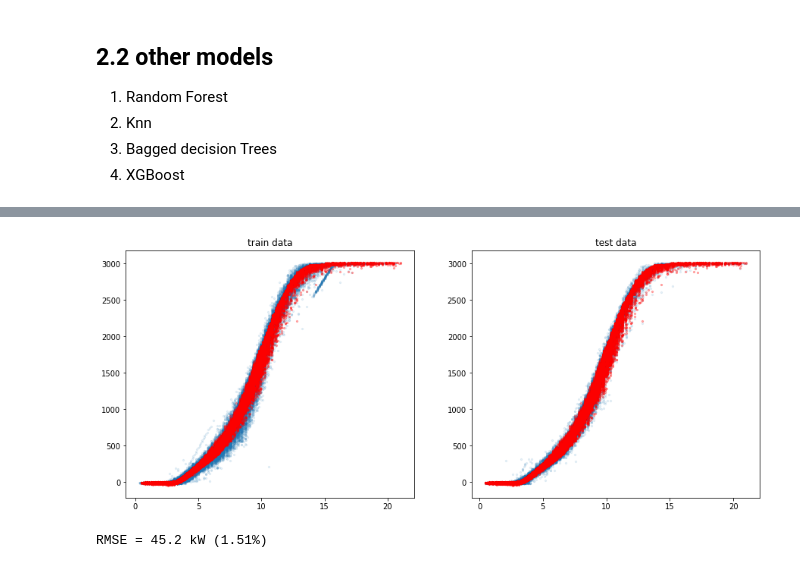
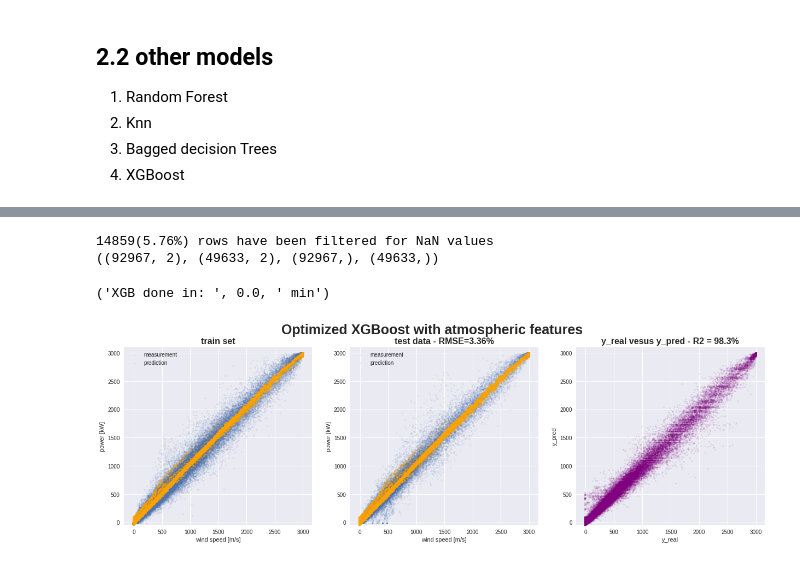
Before and after one commit to Umercia/wind_power, a Jupyter notebook: models.ipynb, the cells around one changed output, grey strips where cells are left out. Drawn from its saved outputs; the diff is of its cells as text; code cells hidden in the pictures.

Commit message:
model, run on all WTGs+Grid search XGBoost -

```diff
--- a/models.ipynb
+++ b/models.ipynb
@@ -483,13 +887,45 @@ plt.show()
+# %%
+# feature selection and split train/test
+
+# selection choices
+selected_wtg = "WT14"
+features = ["pwr_avg-WF", u'wd_WF']
+end_train = "2015-12-31 23:50:00"
+end_test = "2016-12-31 23:50:00"   # change in power curve occur during  2017: to investiguate
+
+# extraction
+X = data.loc[:,features]
+y = data.loc[:,"pwr_avg-" + selected_wtg]
+X, y = filter_nan(X, y)
+
+# split data
+X_train = X[:end_train]
+X_test = X[end_train:end_test]
+y_train = y[:end_train]
+y_test = y[end_train:end_test]
+
+# convert to simple np.array
+X_train = np.array(X_train)
+X_test = np.array(X_test)
+y_train = np.array(y_train)
+y_test = np.array(y_test)
+print(X_train.shape, X_test.shape, y_train.shape, y_test.shape)
+# %% [output]
+14859(5.76%) rows have been filtered for NaN values
+((92967, 2), (49633, 2), (92967,), (49633,))
 # %%
-# XGB
+# A parameter grid for XGBoost
+t0 = time()
 import xgboost as xgb
-xgb_reg = xgb.XGBRegressor(max_depth=5)
-xgb_reg.fit(X_train, y_train)
-y_pred_xgb = xgb_reg.predict(X_test)
+# XGBoost
+
+xgb_m = xgb.XGBRegressor(n_jobs=-1, max_depth=3)
+xgb_m.fit(X_train, y_train)
+y_pred_xgb = xgb_m.predict(X_test)
 
 
-# plot
-plot_pc_train_test(X_train, y_train, X_test, y_test, y_pred_xgb)
+print("XGB done in: ", round((time() - t0)/60,0), " min")
+plot_pc_train_test(X_train, y_train, X_test, y_test, y_pred_xgb, "Optimized XGBoost with atmospheric features ")
 # %% [output]
+('XGB done in: ', 0.0, ' min')
-[figure, old version]
+[figure, new version]
-RMSE = 45.2 kW (1.51%)
```
Also changed, not shown: parts of 55 cells of this notebook.
